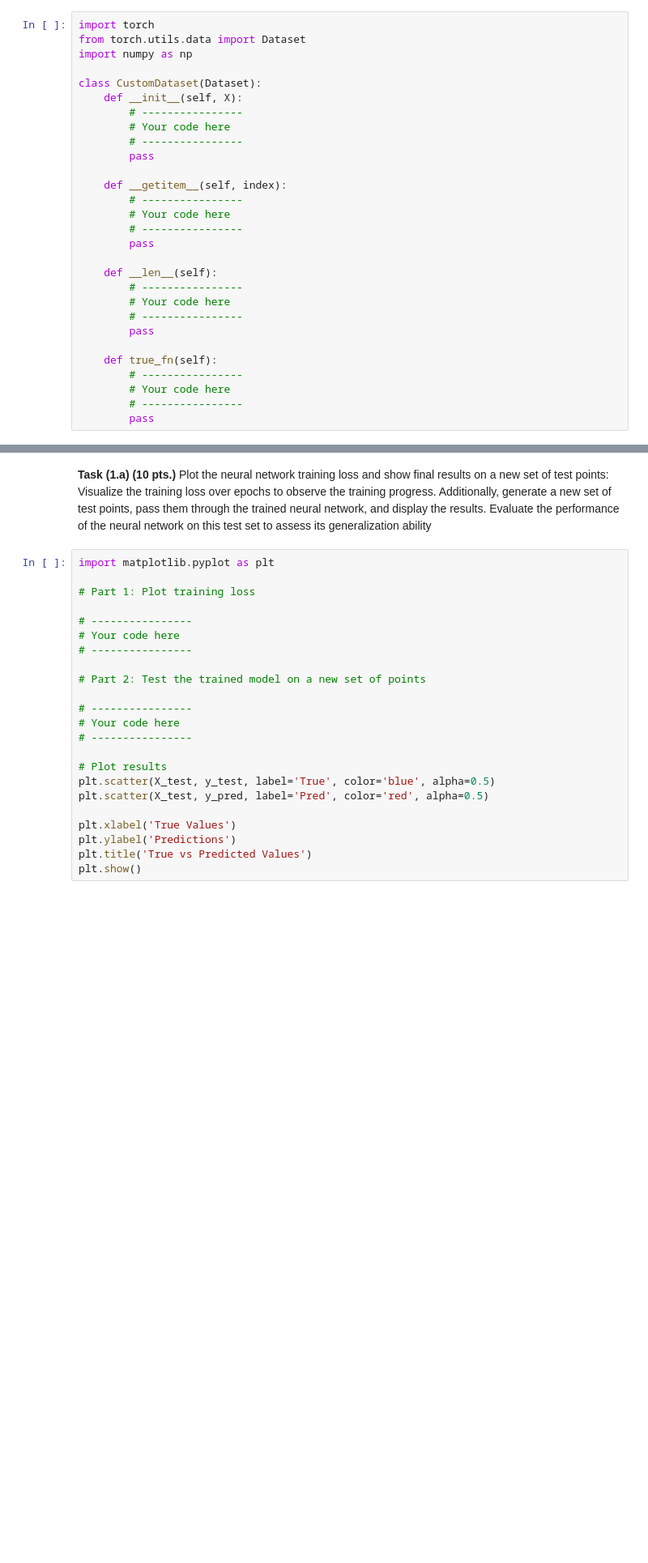
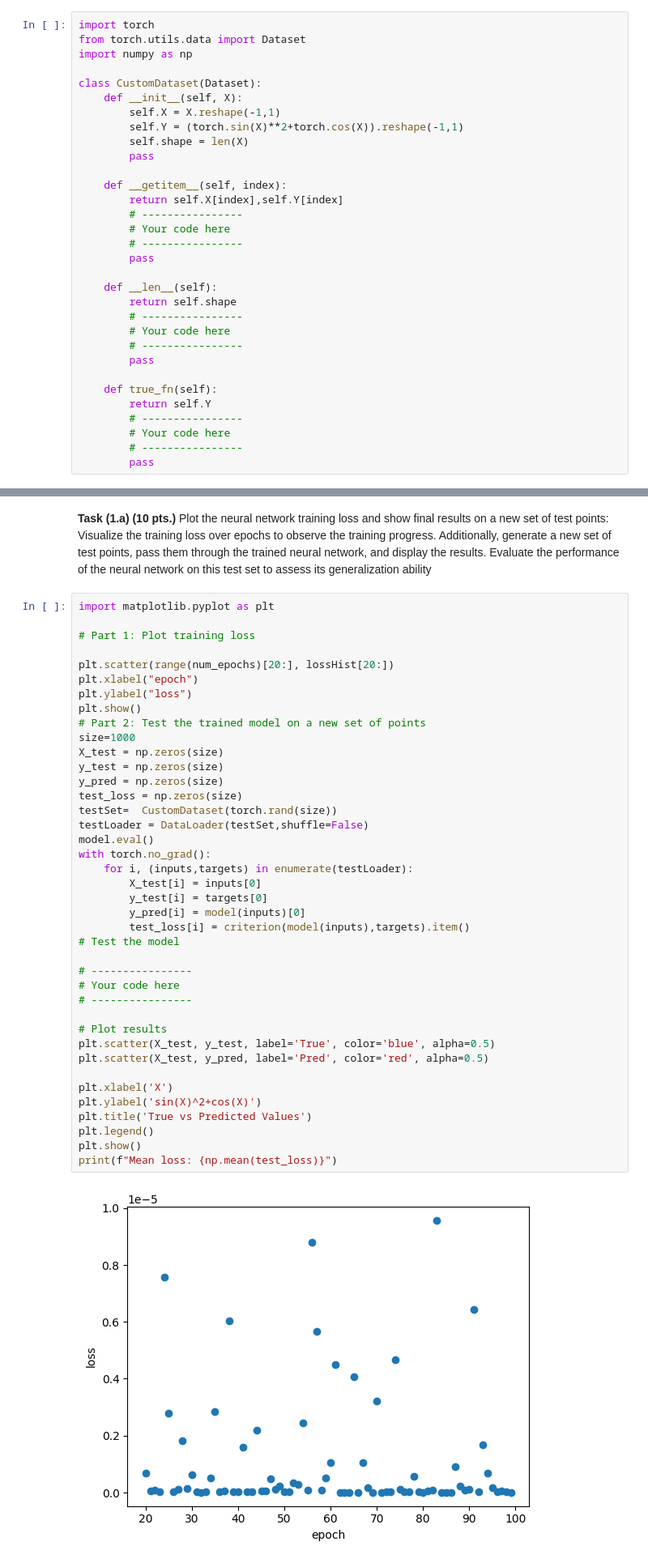
Before and after one commit to BenediktAuer/ML_SS24, a Jupyter notebook: Exercise2/sheet-2.ipynb, the cells around one changed output, grey strips where cells are left out. Shown at 81% size. Cells and saved outputs as stored; diff of their text form; blank space fills up the shorter version.

```diff
--- a/Exercise2/sheet-2.ipynb
+++ b/Exercise2/sheet-2.ipynb
@@ -157,24 +157,27 @@ import numpy as np
 
 class CustomDataset(Dataset):
     def __init__(self, X):
-        # ----------------
-        # Your code here
-        # ----------------
+        self.X = X.reshape(-1,1)
+        self.Y = (torch.sin(X)**2+torch.cos(X)).reshape(-1,1)
+        self.shape = len(X)
         pass
 
     def __getitem__(self, index):
+        return self.X[index],self.Y[index]
         # ----------------
         # Your code here
         # ----------------
         pass
 
     def __len__(self):
+        return self.shape
         # ----------------
         # Your code here
         # ----------------
         pass
 
     def true_fn(self):
+        return self.Y
         # ----------------
         # Your code here
         # ----------------
@@ -243,23 +292,42 @@ Visualize the training loss over epochs to observe the training progress. Additi
 # %%
 import matplotlib.pyplot as plt
 
 # Part 1: Plot training loss
 
-# ----------------
-# Your code here
-# ----------------
-
+plt.scatter(range(num_epochs)[20:], lossHist[20:])
+plt.xlabel("epoch")
+plt.ylabel("loss")
+plt.show()
 # Part 2: Test the trained model on a new set of points
+size=1000
+X_test = np.zeros(size)
+y_test = np.zeros(size)
+y_pred = np.zeros(size)
+test_loss = np.zeros(size)
+testSet=  CustomDataset(torch.rand(size))
+testLoader = DataLoader(testSet,shuffle=False)
+model.eval()
+with torch.no_grad():
+    for i, (inputs,targets) in enumerate(testLoader):
+        X_test[i] = inputs[0]
+        y_test[i] = targets[0]
+        y_pred[i] = model(inputs)[0]
+        test_loss[i] = criterion(model(inputs),targets).item()
+# Test the model
 
 # ----------------
 # Your code here
 # ----------------
 
 # Plot results
 plt.scatter(X_test, y_test, label='True', color='blue', alpha=0.5)
 plt.scatter(X_test, y_pred, label='Pred', color='red', alpha=0.5)
 
-plt.xlabel('True Values')
-plt.ylabel('Predictions')
+plt.xlabel('X')
+plt.ylabel('sin(X)^2+cos(X)')
 plt.title('True vs Predicted Values')
+plt.legend()
 plt.show()
+print(f"Mean loss: {np.mean(test_loss)}")
+# %% [output]
+[figure, added]
```
Also changed, not shown: parts of 4 cells of this notebook.
